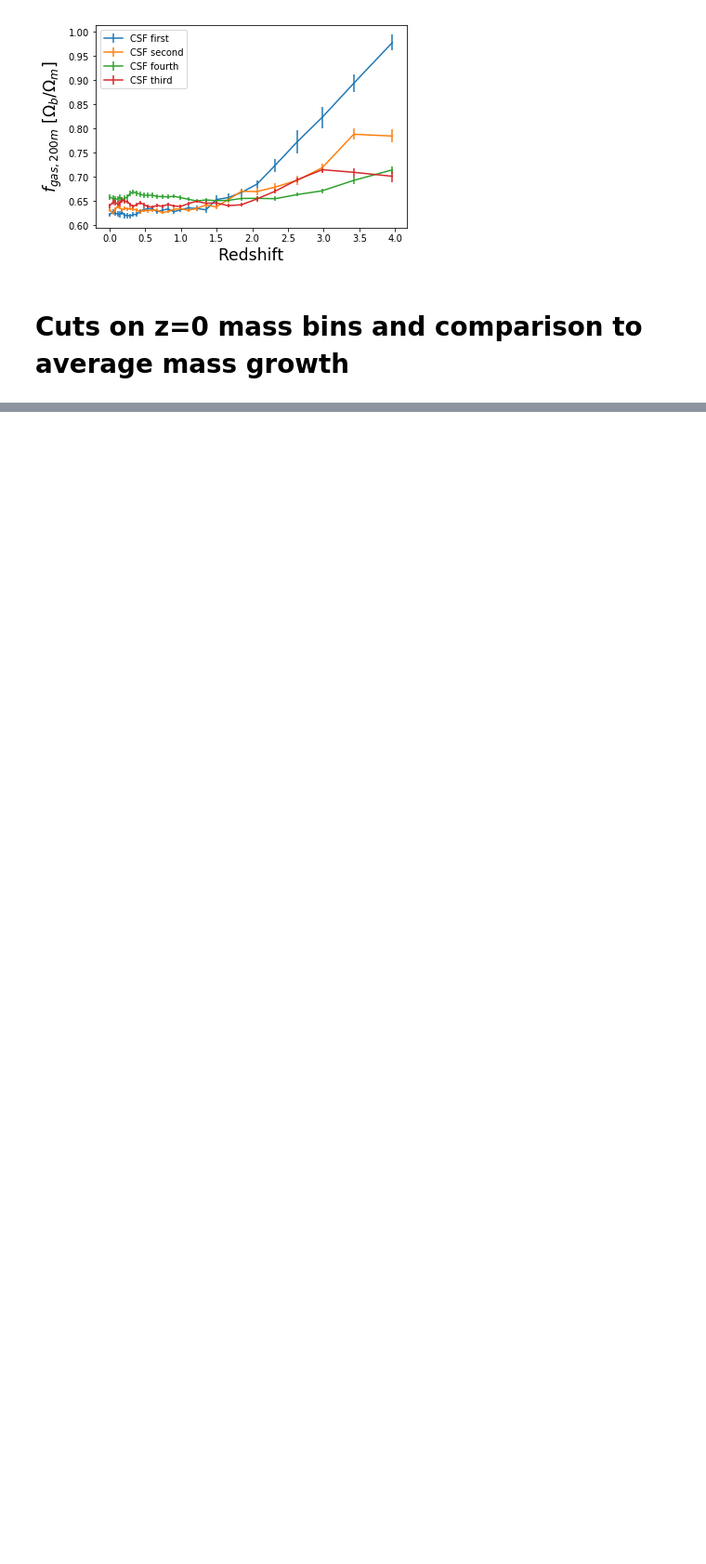
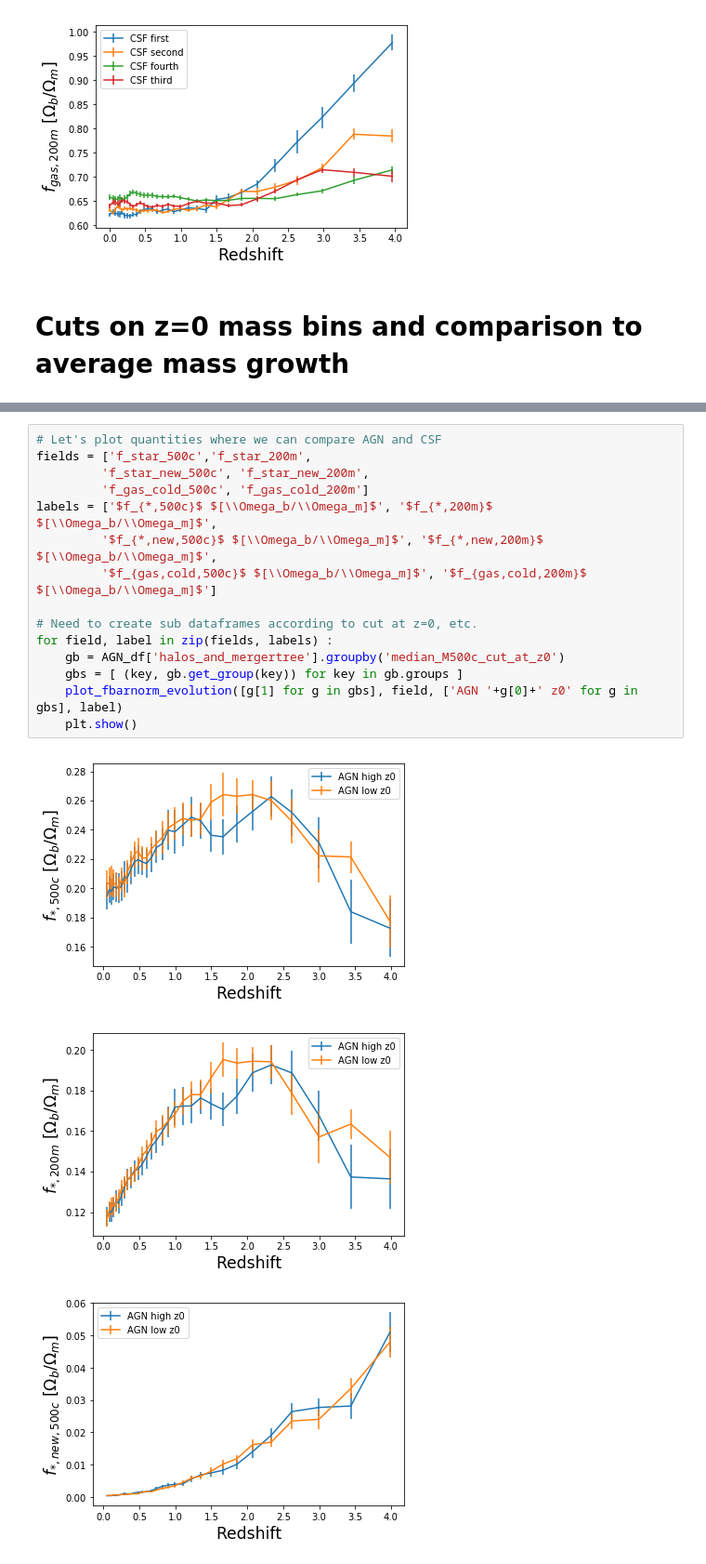
Before and after one commit to cavestruz/fgas_diagnostics, a Jupyter notebook: Diagnostic Plots for fgas.ipynb, the cells around one changed output, grey strips where cells are left out. Shown at 93% size. Saved outputs shown, nothing was run; the diff lists cells and outputs as text; blank space fills up the shorter version.

```diff
--- a/Diagnostic Plots for fgas.ipynb
+++ b/Diagnostic Plots for fgas.ipynb
@@ -344,0 +322,19 @@ Index(['parent_aexp', 'child_aexp', 'parent_id', 'child_id',
+# %%
+# Let's plot quantities where we can compare AGN and CSF
+fields = ['f_star_500c','f_star_200m',
+         'f_star_new_500c', 'f_star_new_200m',
+         'f_gas_cold_500c', 'f_gas_cold_200m']
+labels = ['$f_{*,500c}$ $[\\Omega_b/\\Omega_m]$', '$f_{*,200m}$ $[\\Omega_b/\\Omega_m]$',
+         '$f_{*,new,500c}$ $[\\Omega_b/\\Omega_m]$', '$f_{*,new,200m}$ $[\\Omega_b/\\Omega_m]$',
+         '$f_{gas,cold,500c}$ $[\\Omega_b/\\Omega_m]$', '$f_{gas,cold,200m}$ $[\\Omega_b/\\Omega_m]$']
+
+# Need to create sub dataframes according to cut at z=0, etc.
+for field, label in zip(fields, labels) :
+    gb = AGN_df['halos_and_mergertree'].groupby('median_M500c_cut_at_z0')
+    gbs = [ (key, gb.get_group(key)) for key in gb.groups ]
+    plot_fbarnorm_evolution([g[1] for g in gbs], field, ['AGN '+g[0]+' z0' for g in gbs], label)
+    plt.show()
+# %% [output]
+[figure, added]
+[figure, added]
+[figure, added]
```
Also changed, not shown: parts of 10 cells of this notebook.
